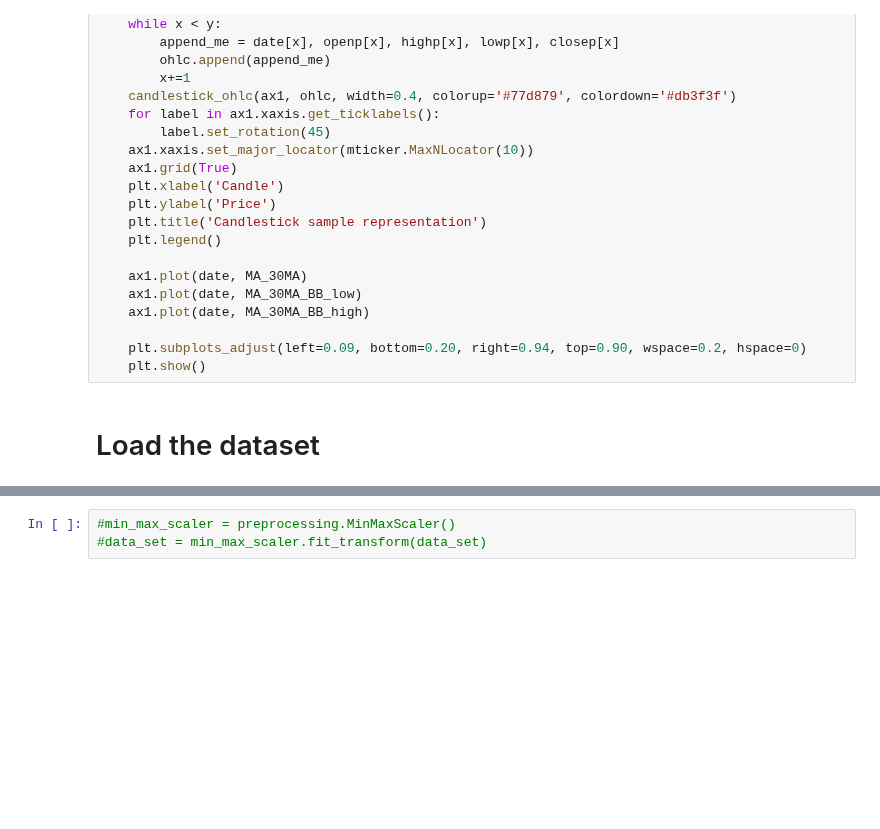
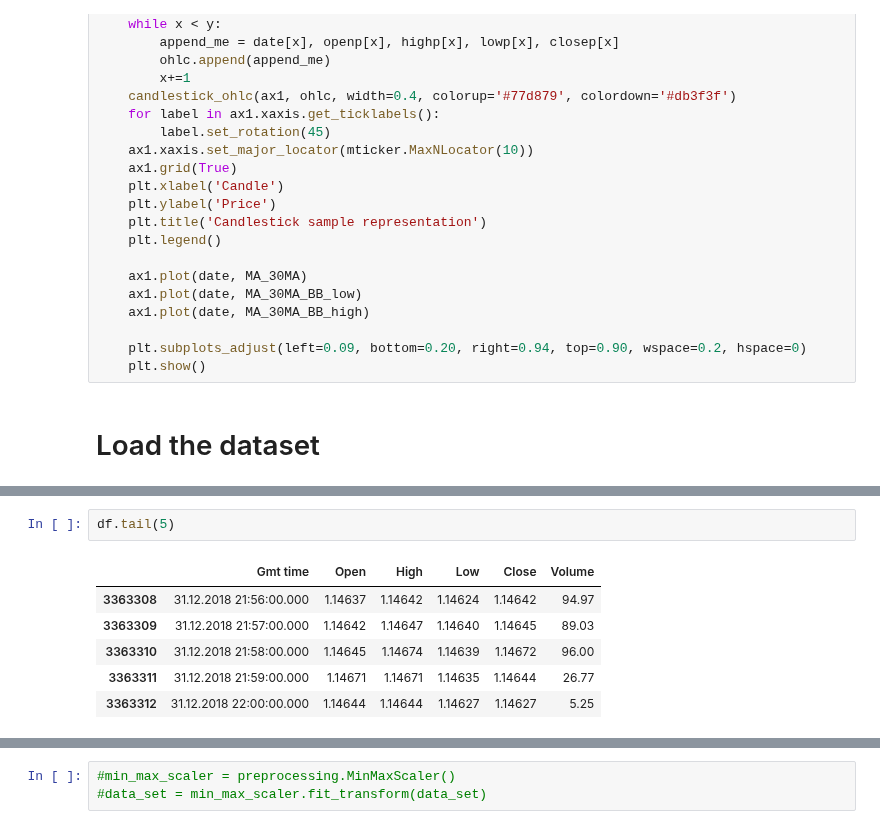
Before and after one commit to MikePapinski/DeepLearning, a Jupyter notebook: PredictCandlestick/LSTM_Binary_5min/jupyter_research.ipynb, the cells around one changed output, grey strips where cells are left out. Cells and saved outputs as stored; diff of their text form; blank space fills up the shorter version.

```diff
--- a/PredictCandlestick/LSTM_Binary_5min/jupyter_research.ipynb
+++ b/PredictCandlestick/LSTM_Binary_5min/jupyter_research.ipynb
@@ -146,2 +158,11 @@ data_set = FeatureEnginering(df)
+# %%
+df.tail(5)
+# %% [output]
+|  | Gmt time | Open | High | Low | Close | Volume |
+| 3363308 | 31.12.2018 21:56:00.000 | 1.14637 | 1.14642 | 1.14624 | 1.14642 | 94.97 |
+| 3363309 | 31.12.2018 21:57:00.000 | 1.14642 | 1.14647 | 1.14640 | 1.14645 | 89.03 |
+| 3363310 | 31.12.2018 21:58:00.000 | 1.14645 | 1.14674 | 1.14639 | 1.14672 | 96.00 |
+| 3363311 | 31.12.2018 21:59:00.000 | 1.14671 | 1.14671 | 1.14635 | 1.14644 | 26.77 |
+| 3363312 | 31.12.2018 22:00:00.000 | 1.14644 | 1.14644 | 1.14627 | 1.14627 | 5.25 |
 # %%
 data_set = data_set.values
```
Also changed, not shown: parts of 17 cells of this notebook, 5 other files.
